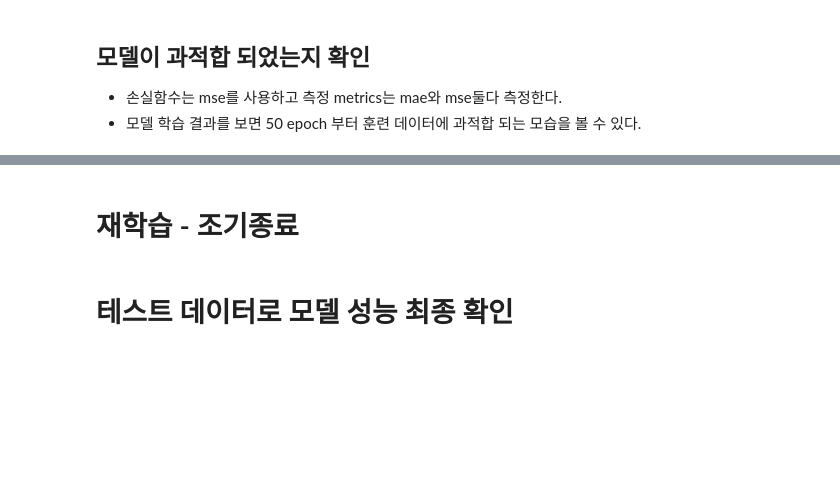
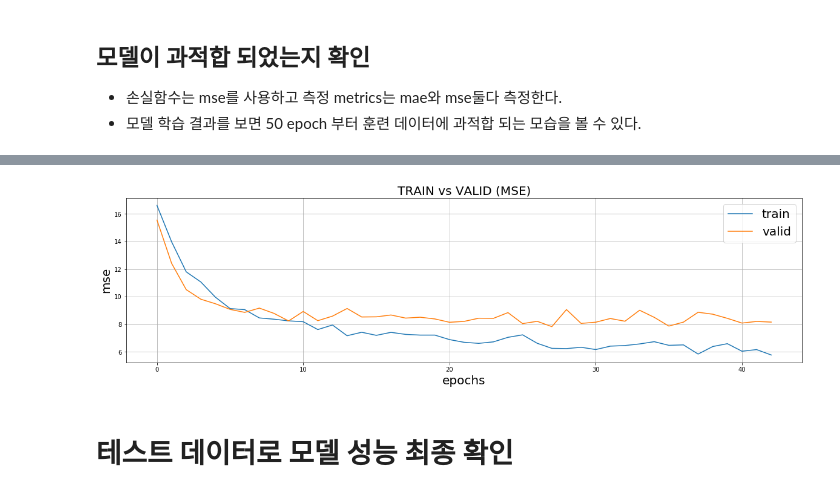
Before and after one commit to JeongMyeong/Keras-Study, a Jupyter notebook: example/regression_example.ipynb, the cells around one changed output, grey strips where cells are left out. Drawn from its saved outputs; the diff is of its cells as text; code cells hidden in the pictures; blank space fills up the shorter version.

```diff
--- a/example/regression_example.ipynb
+++ b/example/regression_example.ipynb
@@ -185,0 +211,13 @@ hist = model.fit(normed_train_data, train_labels, epochs=epochs, validation_spli
+# %%
+# batch_size=4
+# epochs=200
+
+decay_st = (len(normed_train_data)//batch_size+1)*epochs
+poly_sche = tf.keras.optimizers.schedules.PolynomialDecay(0.001, decay_st, end_learning_rate=1e-6, power=0.9)
+opt_poly = tf.keras.optimizers.Adam(poly_sche)
+
+model = build_model()
+model.compile(loss='mse', optimizer=opt_poly, metrics=['mae','mse'])
+
+cp = tf.keras.callbacks.EarlyStopping(monitor='val_loss', patience=15)
+hist = model.fit(normed_train_data, train_labels, epochs=epochs, validation_split=0.2, verbose=1, batch_size=4, callbacks=[cp])
@@ -186,11 +242,12 @@ hist = model.fit(normed_train_data, train_labels, epochs=epochs, validation_spli
 # %%
-# plt.figure(figsize=(20,5))
-# plt.plot(hist.history['mae'][10:], label='train')
-# plt.plot(hist.history['val_mae'][10:], label='valid')
-# plt.title('TRAIN vs VALID (MAE)', size=20)
-# plt.xlabel('epochs', size=20)
-# plt.ylabel('mse', size=20)
-# plt.legend(fontsize=20)
-# plt.show()
+plt.figure(figsize=(20,5))
+plt.plot(hist.history['loss'][3:], label='train')
+plt.plot(hist.history['val_loss'][3:], label='valid')
+plt.title('TRAIN vs VALID (MSE)', size=20)
+plt.xlabel('epochs', size=20)
+plt.ylabel('mse', size=20)
+plt.grid()
+plt.legend(fontsize=20)
+plt.show()
+# %% [output]
+[figure, added]
-# %% [markdown]
-# 재학습 - 조기종료
```
Also changed, not shown: parts of 19 cells of this notebook, 1 other file.
